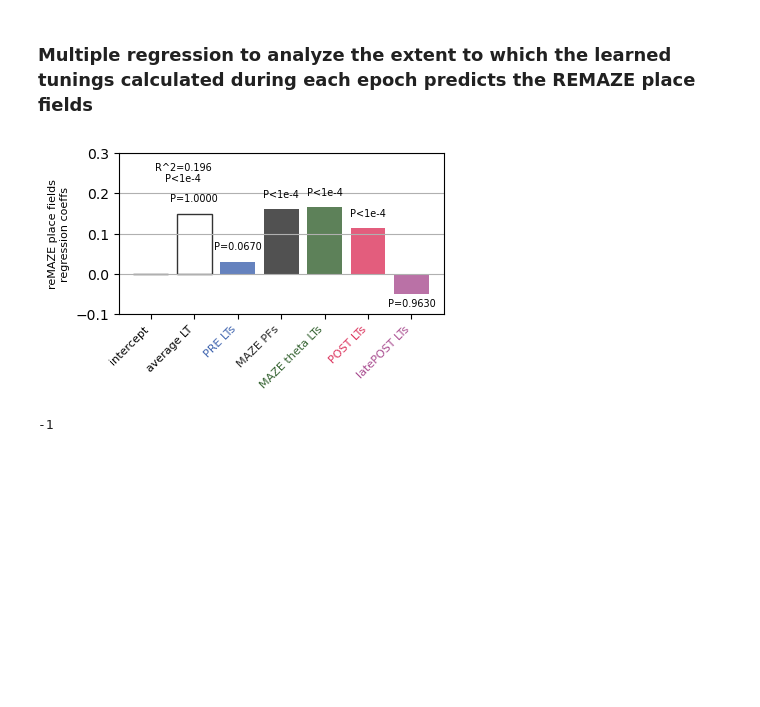
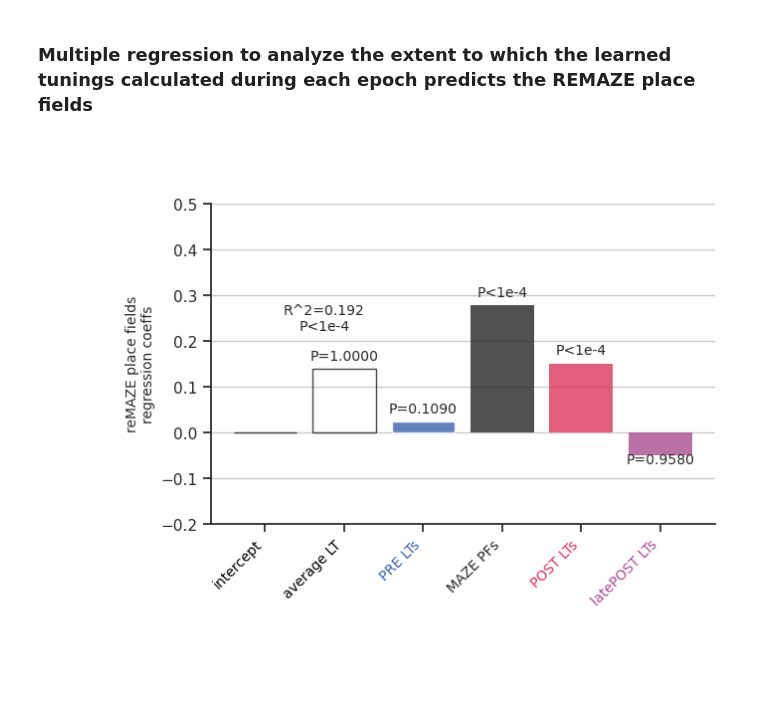
Before and after one commit to diba-lab/Maboudi_et_al_2022, a Jupyter notebook: post_sleep_learned_tunings_prediction_of_reMAZE.ipynb, the cells around one changed output. Saved outputs shown, nothing was run; the diff lists cells and outputs as text; code cells hidden in the pictures; blank space fills up the shorter version.

Commit message:
reMAZE multiple regression for stable place fields

```diff
--- a/post_sleep_learned_tunings_prediction_of_reMAZE.ipynb
+++ b/post_sleep_learned_tunings_prediction_of_reMAZE.ipynb
@@ -329,6 +408,8 @@ for shuffle_idx in range(num_shuffles):
 p_r2     = (r2 < r2_shuffle).sum() / num_shuffles
 p_coeffs = (coeffs.reshape(-1, 1) < coeffs_shuffle).sum(axis=1) / num_shuffles
 # %%
+%matplotlib widget
+
 def get_pval_statement(pvalue):
     if pvalue < 0.0001:
         pvalue_statement = 'P<1e-4'
@@ -337,14 +418,21 @@ def get_pval_statement(pvalue):
     return pvalue_statement
 
 
-plotheight = 200
-plotwidth  = 50 * num_predictors
-fontsize   = 8
+plotheight = 400
+plotwidth  = 100 * num_predictors
+font_size   = 10
+
+sns.set_style('whitegrid') # Set style and context
+sns.set_context('paper')
+
+custom_params = {"axes.spines.right": False, "axes.spines.top": False}
+sns.set_theme(style="ticks", rc=custom_params)
+
 
 f = plt.figure()
 f.clear()
 f.set_size_inches([plotwidth/72, plotheight/72])
-f.subplots_adjust(left=0.2, right=.98, bottom=0.3)
+f.subplots_adjust(left=0.25, right=.98, bottom=0.3)
 ax = f.add_subplot(1,1,1)
 
 colors = [
@@ -352,53 +440,53 @@ colors = [
     'black', # background
     [0.2431, 0.3882, 0.6824], # PRE learned tunings
     [0.1490, 0.1490,  0.1490], # MAZE place fields
-    [0.2039, 0.3843, 0.1882], # MAZE theta learned tunings
-    [0.0627, 0.5451, 0.2667], # MAZE ripple learned tunings
+    # [0.2039, 0.3843, 0.1882], # MAZE theta learned tunings
+    # [0.0627, 0.5451, 0.2667], # MAZE ripple learned tunings
     [0.8627, 0.2039, 0.3647], # POST learned tunings
     [0.6627, 0.3039, 0.5647] # late POST learned tunings
     ]
-
-ax.set_yticks([-.1, 0, .1, .2, .3])
 
 
 h = ax.bar(np.arange(num_predictors+1), np.concatenate([[intercept], coeffs]), align='center', alpha=0.8, linewidth=1, color=colors)
 for ih in range(2):
     h[ih].set_facecolor('none')
     h[ih].set_edgecolor('k')
     h[ih].set_linewidth(1)
 
-for ih in range(3,8):
+for ih in range(3,num_predictors+1):
     h[ih].set_edgecolor('none')
 
 
 for ip in range(0, num_predictors):
-    ax.text(ip+1, coeffs[ip]+0.03*np.sign(coeffs[ip]), get_pval_statement(p_coeffs[ip]), fontsize=7, horizontalalignment='center')
+    ax.text(ip+1, coeffs[ip]+0.02*np.sign(coeffs[ip]), get_pval_statement(p_coeffs[ip]), horizontalalignment='center', fontsize = font_size)
 
-ax.text(0.75, 0.25, 'R^2={:.3f}\n{}'.format(r2, get_pval_statement(p_r2)), fontsize=7, horizontalalignment='center', verticalalignment='center')
+ax.text(0.75, 0.25, 'R^2={:.3f}\n{}'.format(r2, get_pval_statement(p_r2)), horizontalalignment='center', verticalalignment='center', fontsize = font_size)
 
 ax.set_xticks(np.arange(num_predictors+1))
-ax.set_xticklabels(np.concatenate([['intercept'], predictor_labels]), fontsize=fontsize, ha='right', va='top')
+ax.set_xticklabels(np.concatenate([['intercept'], predictor_labels]), fontsize=font_size, ha='right', va='top')
 ax.tick_params(axis = 'x', rotation=45)
+ax.tick_params(axis = 'both')
 for i , label in enumerate(ax.get_xticklabels()):
     label.set_color(colors[i])
 
 
+ax.set_ylabel('reMAZE place fields\nregression coeffs', fontsize=font_size)
+ax.set_ylim([-0.2, 0.5])
 
-ax.set_ylabel('reMAZE place fields\nregression coeffs', fontsize=8)
-ax.set_ylim([-0.1, 0.3])
+ax.set_yticks([-.2, -.1, 0, .1, .2, .3, .4, .5])
 ax.yaxis.grid(True)
 
-filename = 'multiple_regression_remaze_place_fields.svg'
+# ax.spines['left'].set_linewidth(2)
+# ax.spines['bottom'].set_linewidth(2)
+
+
+filename = 'multiple_regression_remaze_place_fields_stable_place_fields_>5%.pdf'
 file_path = os.path.join(main_dir, filename)
-# plt.savefig(file_path, dpi=300)
+plt.savefig(file_path, dpi=300)
 
 plt.show()
 # %% [output]
-[figure, old version]
+[figure, new version]
-# %%
-np.sign(-5)
-# %% [output]
--1
 # %%
 coeffs
 # %% [output]
```
Also changed, not shown: parts of 6 cells of this notebook.
